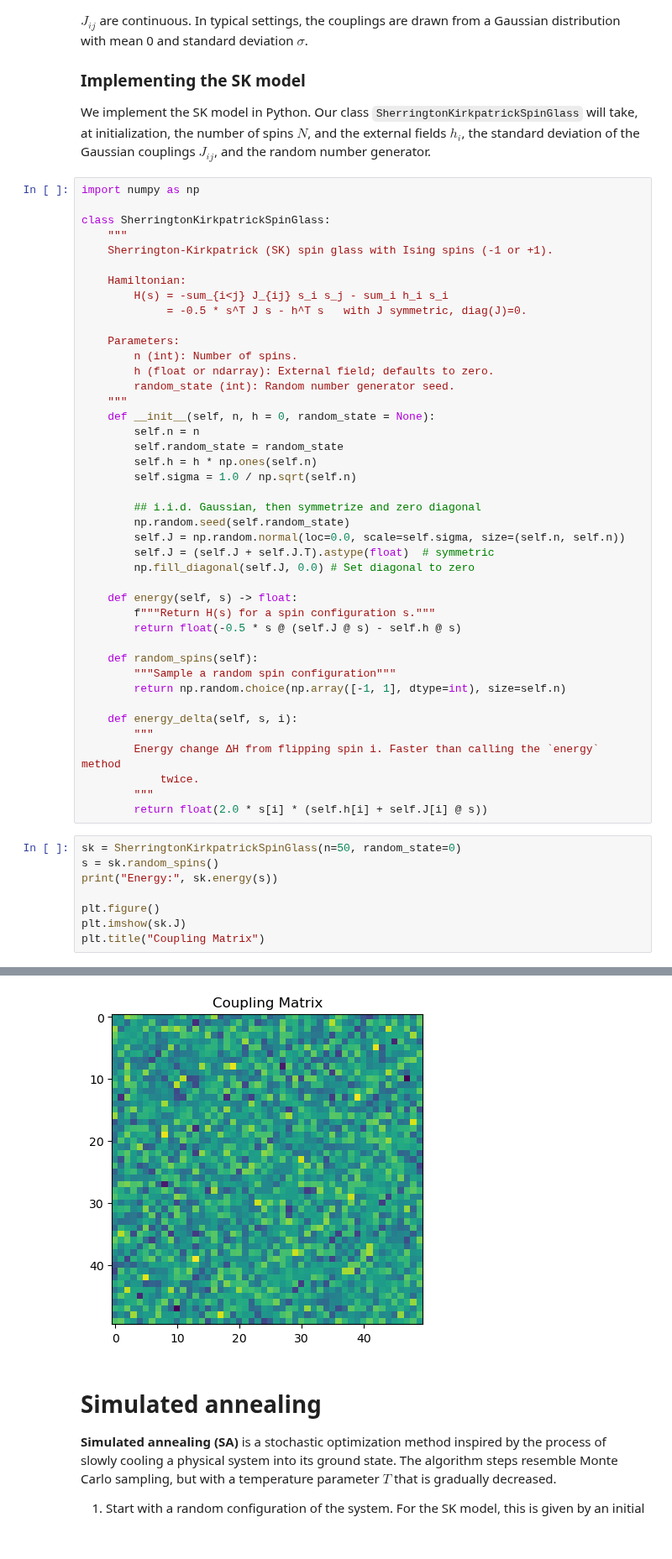
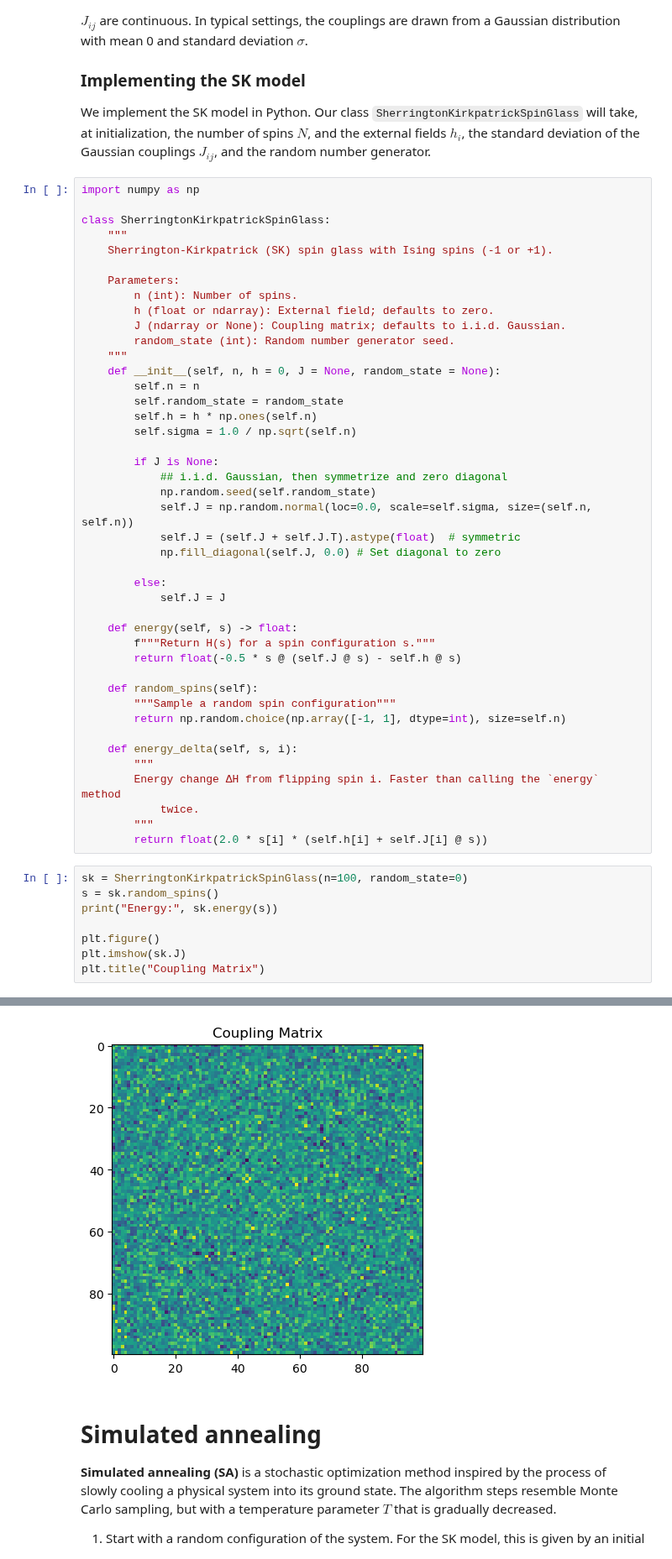
Before and after one commit to williamgilpin/cphy, a Jupyter notebook: talks/spin_glass.ipynb, the cells around one changed output, grey strips where cells are left out. Shown at 84% size. Saved outputs shown, nothing was run; the diff lists cells and outputs as text.

```diff
--- a/talks/spin_glass.ipynb
+++ b/talks/spin_glass.ipynb
@@ -31,26 +36,27 @@ class SherringtonKirkpatrickSpinGlass:
     """
     Sherrington-Kirkpatrick (SK) spin glass with Ising spins (-1 or +1).
 
-    Hamiltonian:
-        H(s) = -sum_{i<j} J_{ij} s_i s_j - sum_i h_i s_i
-             = -0.5 * s^T J s - h^T s   with J symmetric, diag(J)=0.
-
     Parameters:
         n (int): Number of spins.
         h (float or ndarray): External field; defaults to zero.
+        J (ndarray or None): Coupling matrix; defaults to i.i.d. Gaussian.
         random_state (int): Random number generator seed.
     """
-    def __init__(self, n, h = 0, random_state = None):
+    def __init__(self, n, h = 0, J = None, random_state = None):
         self.n = n
         self.random_state = random_state
         self.h = h * np.ones(self.n)
         self.sigma = 1.0 / np.sqrt(self.n)
 
-        ## i.i.d. Gaussian, then symmetrize and zero diagonal
-        np.random.seed(self.random_state)
-        self.J = np.random.normal(loc=0.0, scale=self.sigma, size=(self.n, self.n))
-        self.J = (self.J + self.J.T).astype(float)  # symmetric
-        np.fill_diagonal(self.J, 0.0) # Set diagonal to zero
+        if J is None:
+            ## i.i.d. Gaussian, then symmetrize and zero diagonal
+            np.random.seed(self.random_state)
+            self.J = np.random.normal(loc=0.0, scale=self.sigma, size=(self.n, self.n))
+            self.J = (self.J + self.J.T).astype(float)  # symmetric
+            np.fill_diagonal(self.J, 0.0) # Set diagonal to zero
+
+        else:
+            self.J = J
 
     def energy(self, s) -> float:
         f"""Return H(s) for a spin configuration s."""
@@ -67,7 +73,7 @@ class SherringtonKirkpatrickSpinGlass:
         """
         return float(2.0 * s[i] * (self.h[i] + self.J[i] @ s))
 # %%
-sk = SherringtonKirkpatrickSpinGlass(n=50, random_state=0)
+sk = SherringtonKirkpatrickSpinGlass(n=100, random_state=0)
 s = sk.random_spins()
 print("Energy:", sk.energy(s))
 
@@ -79,5 +85,5 @@ Energy: -2.545483030389892
 Text(0.5, 1.0, 'Coupling Matrix')
-[figure, old version]
+[figure, new version]
 # %% [markdown]
 # Simulated annealing
 
```
Also changed, not shown: parts of 29 cells of this notebook, 1 other file.
